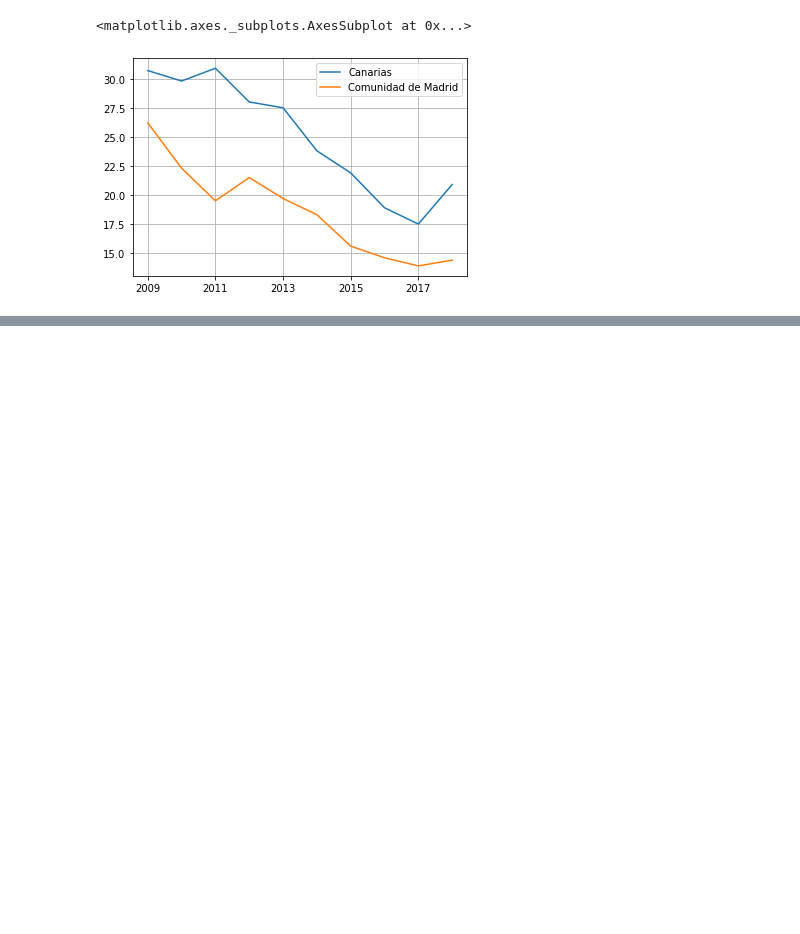
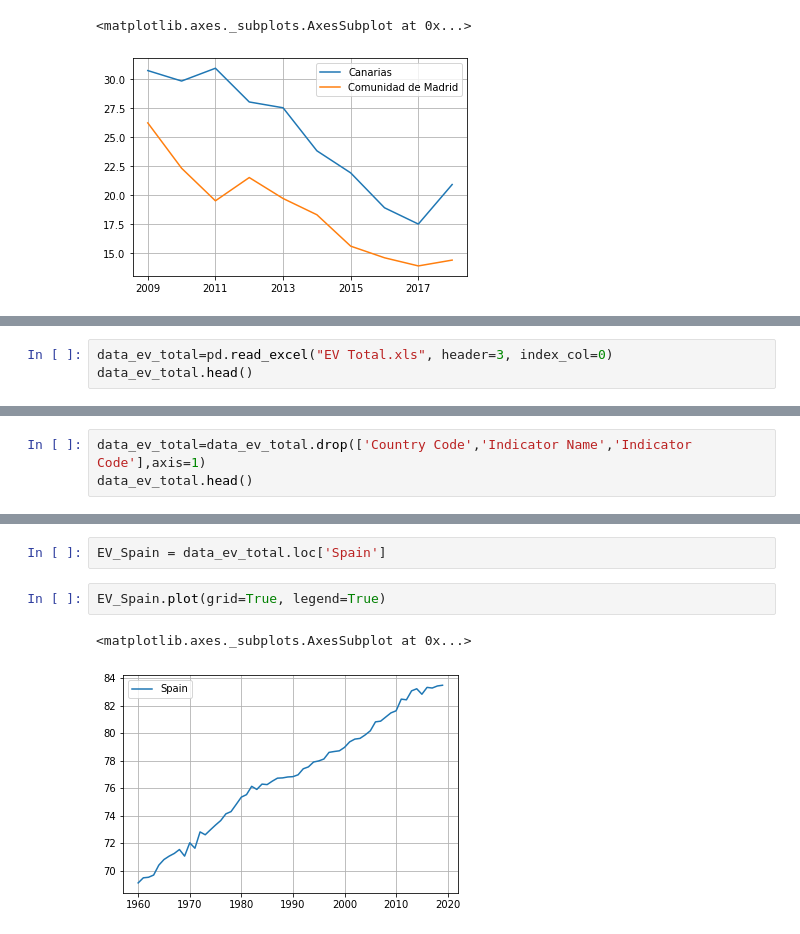
Before and after one commit to wilmerod/Curso-de-introduccion-a-Big-Data-Parte-2-nov2021, a Jupyter notebook: Fuentes_de_datos.ipynb, the cells around one changed output, grey strips where cells are left out. Drawn from its saved outputs; the diff is of its cells as text; blank space fills up the shorter version.

```diff
--- a/Fuentes_de_datos.ipynb
+++ b/Fuentes_de_datos.ipynb
@@ -197,0 +221,3 @@ https://datos.bancomundial.org/indicador/SP.DYN.LE00.IN?end=2019&start=1960
+# %%
+data_ev_total=pd.read_excel("EV Total.xls", header=3, index_col=0)
+data_ev_total.head()
@@ -197,0 +232,3 @@ https://datos.bancomundial.org/indicador/SP.DYN.LE00.IN?end=2019&start=1960
+# %%
+data_ev_total=data_ev_total.drop(['Country Code','Indicator Name','Indicator Code'],axis=1)
+data_ev_total.head()
@@ -197,0 +243,7 @@ https://datos.bancomundial.org/indicador/SP.DYN.LE00.IN?end=2019&start=1960
+# %%
+EV_Spain = data_ev_total.loc['Spain']
+# %%
+EV_Spain.plot(grid=True, legend=True)
+# %% [output]
+<matplotlib.axes._subplots.AxesSubplot at 0x...>
+[figure, added]
```
Also changed, not shown: parts of 13 cells of this notebook.
